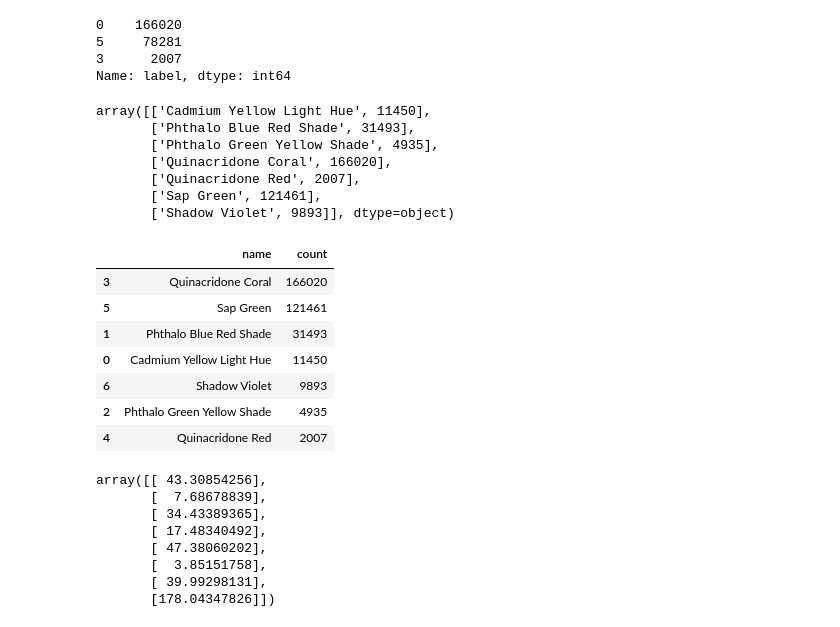
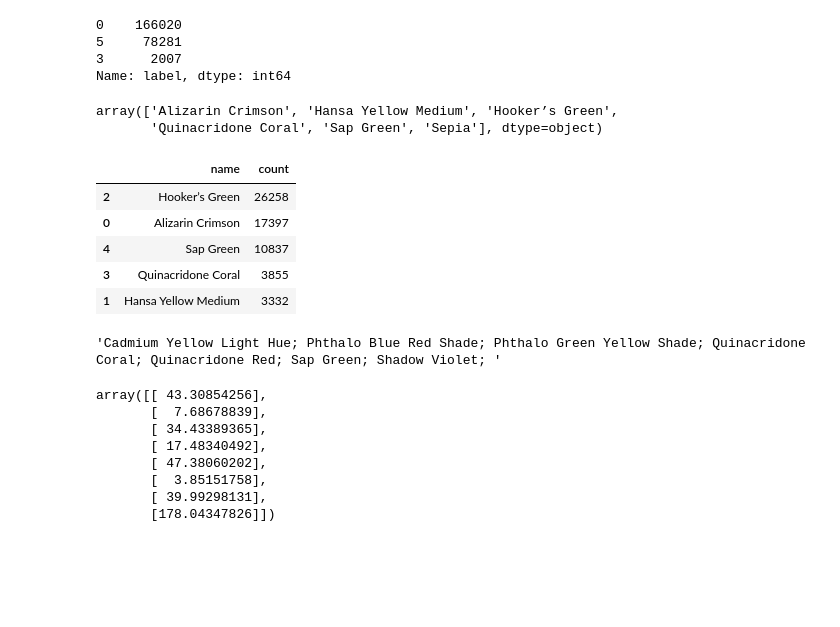
Before and after one commit to skyelong/Insight_Project_old, a Jupyter notebook: testing/tucan.ipynb, the cells around one changed output. Cells and saved outputs as stored; diff of their text form; code cells hidden in the pictures; blank space fills up the shorter version.

```diff
--- a/testing/tucan.ipynb
+++ b/testing/tucan.ipynb
@@ -133,25 +133,22 @@ predict_colors = hsv_knn.predict(X)
 # %%
 colors2 = np.array(np.unique(predict_colors, return_counts=True)).T
 # %%
-colors2
+colors2[:,0]
 # %% [output]
-array([['Cadmium Yellow Light Hue', 11450],
-       ['Phthalo Blue Red Shade', 31493],
-       ['Phthalo Green Yellow Shade', 4935],
-       ['Quinacridone Coral', 166020],
-       ['Quinacridone Red', 2007],
-       ['Sap Green', 121461],
-       ['Shadow Violet', 9893]], dtype=object)
+array(['Alizarin Crimson', 'Hansa Yellow Medium', 'Hooker’s Green',
+       'Quinacridone Coral', 'Sap Green', 'Sepia'], dtype=object)
 # %%
 colors2df = pd.DataFrame(colors2, columns = ['name', 'count'])
 # %%
-colors2df.sort_values(by=['count'], ascending = False)
+names = colors2df.sort_values(by=['count'], ascending = False)
-# %% [output]
-|  | name | count |
-| 3 | Quinacridone Coral | 166020 |
-| 5 | Sap Green | 121461 |
-| 1 | Phthalo Blue Red Shade | 31493 |
-| 0 | Cadmium Yellow Light Hue | 11450 |
-| 6 | Shadow Violet | 9893 |
-| 2 | Phthalo Green Yellow Shade | 4935 |
-| 4 | Quinacridone Red | 2007 |
+# %%
+names_top = names[names["count"] > 1000]
+# %%
+names_top
+# %% [output]
+|  | name | count |
+| 2 | Hooker’s Green | 26258 |
+| 0 | Alizarin Crimson | 17397 |
+| 4 | Sap Green | 10837 |
+| 3 | Quinacridone Coral | 3855 |
+| 1 | Hansa Yellow Medium | 3332 |
@@ -158,3 +160,7 @@ colors2df.sort_values(by=['count'], ascending = False)
+# %%
+j
+# %% [output]
+'Cadmium Yellow Light Hue; Phthalo Blue Red Shade; Phthalo Green Yellow Shade; Quinacridone Coral; Quinacridone Red; Sap Green; Shadow Violet; '
 # %%
 kmeans.cluster_centers_
 # %% [output]
```
Also changed, not shown: parts of 4 cells of this notebook, 1 other file.
